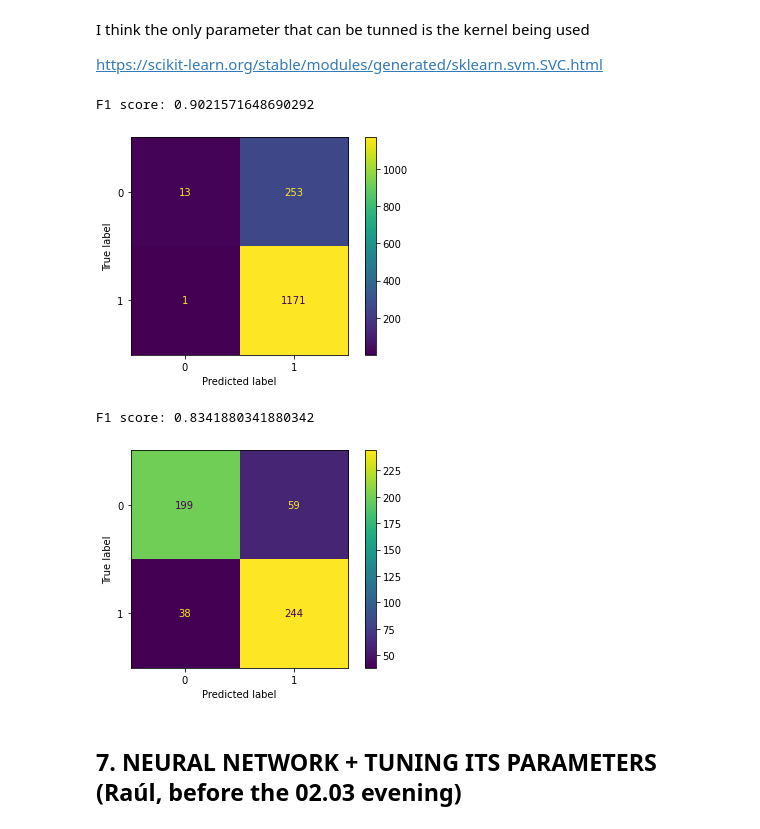
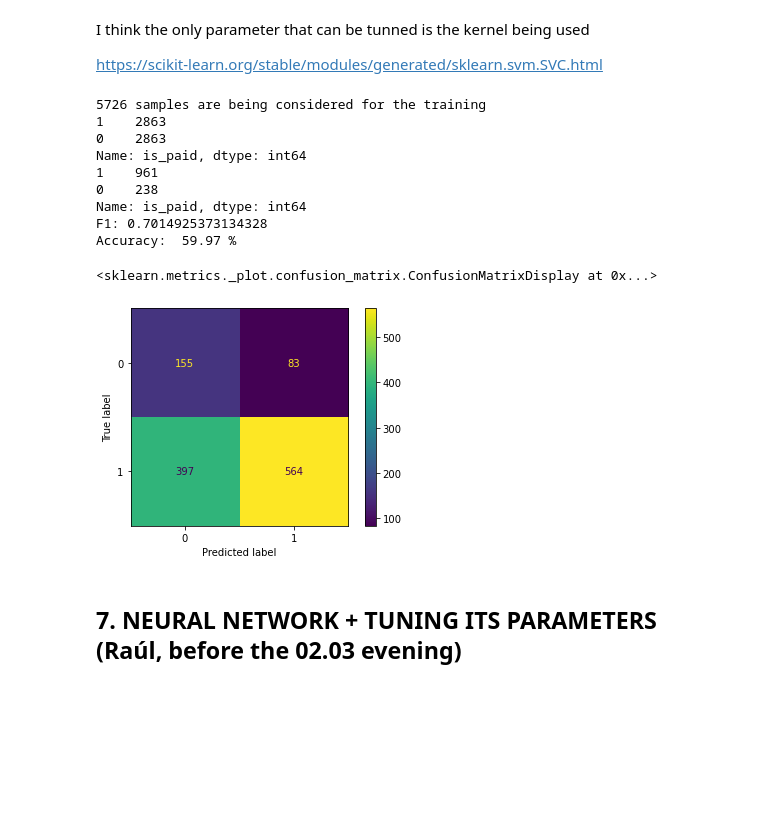
Before and after one commit to ainoal/machine_learning_project, a Jupyter notebook: machine_learning.ipynb, the cells around one changed output. Drawn from its saved outputs; the diff is of its cells as text; code cells hidden in the pictures; blank space fills up the shorter version.

```diff
--- a/machine_learning.ipynb
+++ b/machine_learning.ipynb
@@ -565,28 +564,41 @@ predY_svm = svm.predict(valid_x)
-# %%
-validY = validation_data['is_paid'].to_numpy()
-cm = metrics.confusion_matrix(valid_y, predY_svm)
-f1 = metrics.f1_score(valid_y, predY_svm)
-disp = metrics.ConfusionMatrixDisplay(confusion_matrix=cm)
-disp.plot()
-print("F1 score:", f1)
-# %% [output]
-F1 score: 0.9021571648690292
-[figure, removed]
-# %%
-trainY = train_data['is_paid'].to_numpy()
-svm = SVC(kernel='poly', coef0=20)
-svm.fit(train_x, trainY)    # trainY != train_y, different shape
-predY_svm = svm.predict(valid_x)
-
-validY = validation_data['is_paid'].to_numpy()
-cm = metrics.confusion_matrix(valid_y, predY_svm)
-f1 = metrics.f1_score(valid_y, predY_svm)
-disp = metrics.ConfusionMatrixDisplay(confusion_matrix=cm)
-disp.plot()
-print("F1 score:", f1)
-# %% [output]
-F1 score: 0.8341880341880342
-[figure, removed]
+# %%
+SVM = pay_loss_oversampled #select the training data: imbalanced, undersampled, oversampled
+
+print(SVM.shape[0], "samples are being considered for the training")
+
+print (SVM.is_paid.value_counts())
+print (test.is_paid.value_counts())
+
+y_train_SVM = SVM.is_paid
+X_train_SVM = SVM.drop('is_paid', axis=1)
+
+#using the same set to evaluate until i manage to tune the parameters somehow, then change to train
+y_test_SVM = test.is_paid
+X_test_SVM= test.drop('is_paid', axis=1)
+
+svm_model = SVC(kernel='poly', C=1, degree=3, coef0=20)
+svm_model.fit(X_train_SVM, y_train_SVM)
+
+predY_svm_model = svm_model.predict(X_test_SVM)
+
+print('F1:', metrics.f1_score(y_test_SVM,predY_svm_model)) #need label class prediction
+print("Accuracy: ", round(metrics.accuracy_score(y_test_SVM,predY_svm_model)*100,2), "%")
+
+cm = metrics.confusion_matrix(y_test_SVM, predY_svm_model)
+disp = metrics.ConfusionMatrixDisplay(confusion_matrix=cm)
+disp.plot()
+# %% [output]
+5726 samples are being considered for the training
+1    2863
+0    2863
+Name: is_paid, dtype: int64
+1    961
+0    238
+Name: is_paid, dtype: int64
+F1: 0.7014925373134328
+Accuracy:  59.97 %
+<sklearn.metrics._plot.confusion_matrix.ConfusionMatrixDisplay at 0x...>
+[figure, added]
 # %% [markdown]
 ## 7. NEURAL NETWORK + TUNING ITS PARAMETERS (Raúl, before the 02.03 evening)
 # %% [markdown]
```
Also changed, not shown: parts of 6 cells of this notebook.
